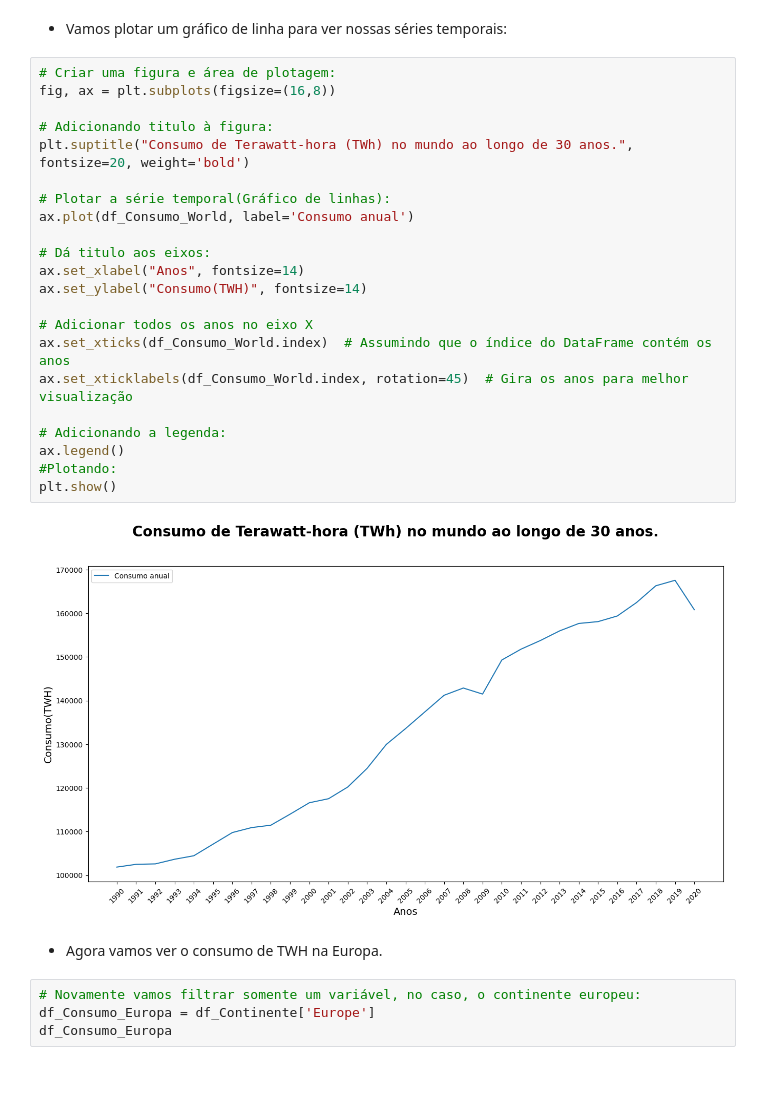
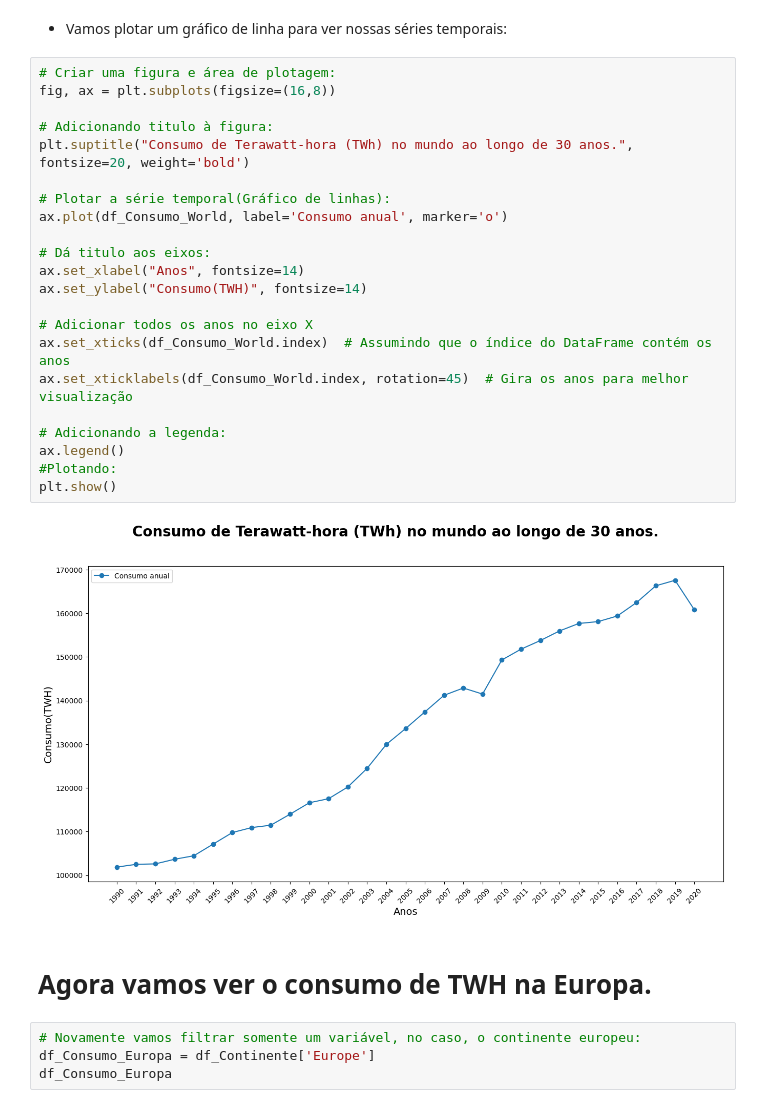
Before and after one commit to DanielMF14/analise_TWH_Continentes, a Jupyter notebook: Consumo_TWH_Continentes.ipynb, the cells around one changed output. Drawn from its saved outputs; the diff is of its cells as text; blank space fills up the shorter version.

```diff
--- a/Consumo_TWH_Continentes.ipynb
+++ b/Consumo_TWH_Continentes.ipynb
@@ -58,29 +58,29 @@ Name: World, dtype: float64
 # %%
 # Criar uma figura e área de plotagem:
 fig, ax = plt.subplots(figsize=(16,8))
 
 # Adicionando titulo à figura:
 plt.suptitle("Consumo de Terawatt-hora (TWh) no mundo ao longo de 30 anos.", fontsize=20, weight='bold')
 
 # Plotar a série temporal(Gráfico de linhas):
-ax.plot(df_Consumo_World, label='Consumo anual')
+ax.plot(df_Consumo_World, label='Consumo anual', marker='o')
 
 # Dá titulo aos eixos:
 ax.set_xlabel("Anos", fontsize=14)
 ax.set_ylabel("Consumo(TWH)", fontsize=14)
 
 # Adicionar todos os anos no eixo X
 ax.set_xticks(df_Consumo_World.index)  # Assumindo que o índice do DataFrame contém os anos
 ax.set_xticklabels(df_Consumo_World.index, rotation=45)  # Gira os anos para melhor visualização
 
 # Adicionando a legenda:
 ax.legend()
 #Plotando:
 plt.show()
 # %% [output]
-[figure, old version]
+[figure, new version]
 # %% [markdown]
-* Agora vamos ver o consumo de TWH na Europa.
+# Agora vamos ver o consumo de TWH na Europa.
 # %%
 # Novamente vamos filtrar somente um variável, no caso, o continente europeu:
 df_Consumo_Europa = df_Continente['Europe']
```
Also changed, not shown: parts of 38 cells of this notebook.
